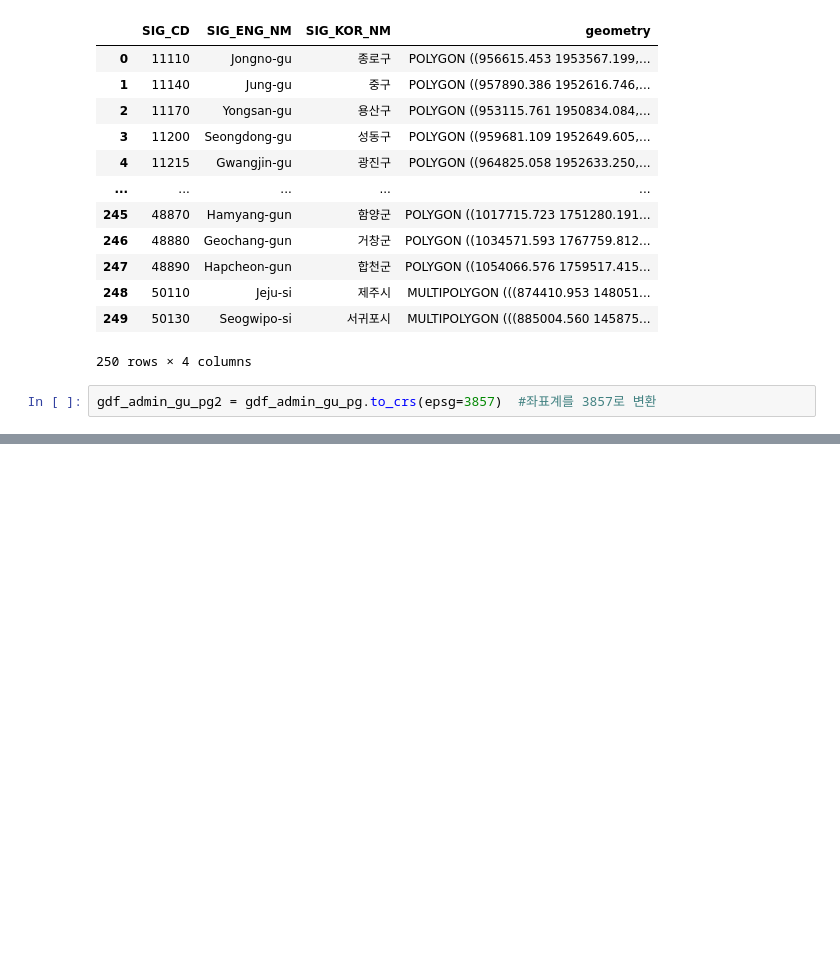
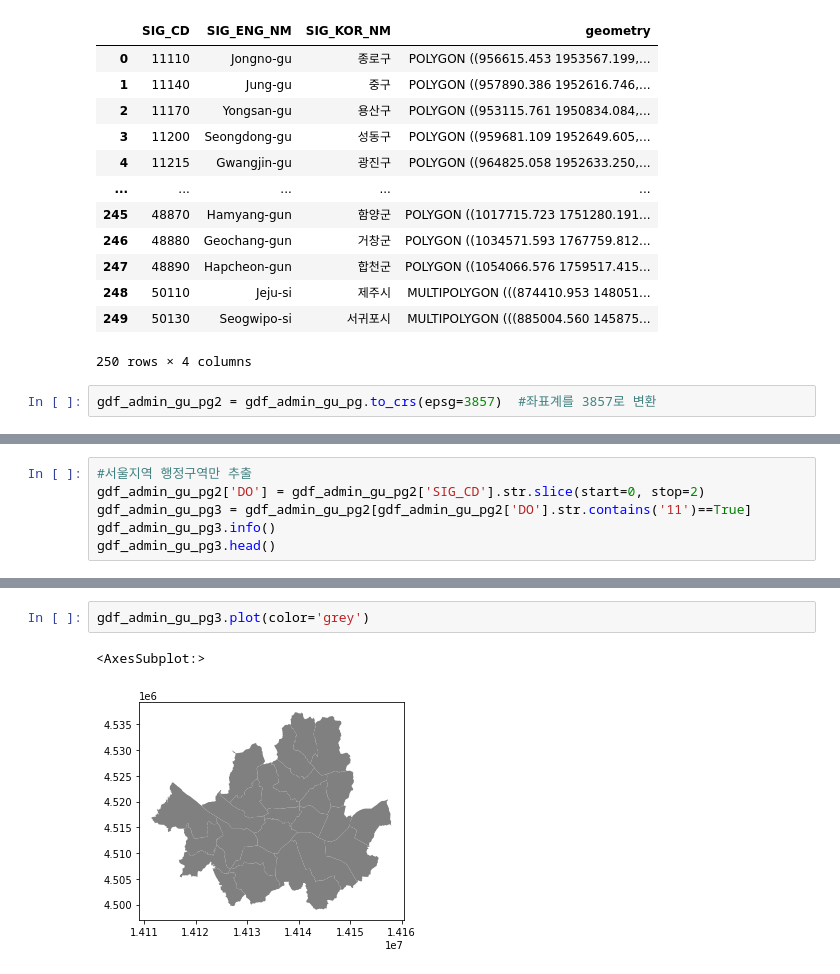
Before and after one commit to shawnbae/data-visualization, a Jupyter notebook: plotly/plotly_korea_CCTV_map.ipynb, the cells around one changed output, grey strips where cells are left out. Cells and saved outputs as stored; diff of their text form; blank space fills up the shorter version.

```diff
--- a/plotly/plotly_korea_CCTV_map.ipynb
+++ b/plotly/plotly_korea_CCTV_map.ipynb
@@ -196,0 +188,6 @@ gdf_admin_gu_pg2
+# %%
+#서울지역 행정구역만 추출
+gdf_admin_gu_pg2['DO'] = gdf_admin_gu_pg2['SIG_CD'].str.slice(start=0, stop=2)
+gdf_admin_gu_pg3 = gdf_admin_gu_pg2[gdf_admin_gu_pg2['DO'].str.contains('11')==True]
+gdf_admin_gu_pg3.info()
+gdf_admin_gu_pg3.head()
@@ -196,0 +213,5 @@ gdf_admin_gu_pg2
+# %%
+gdf_admin_gu_pg3.plot(color='grey')
+# %% [output]
+<AxesSubplot:>
+[figure, added]
```
Also changed, not shown: parts of 11 cells of this notebook.
